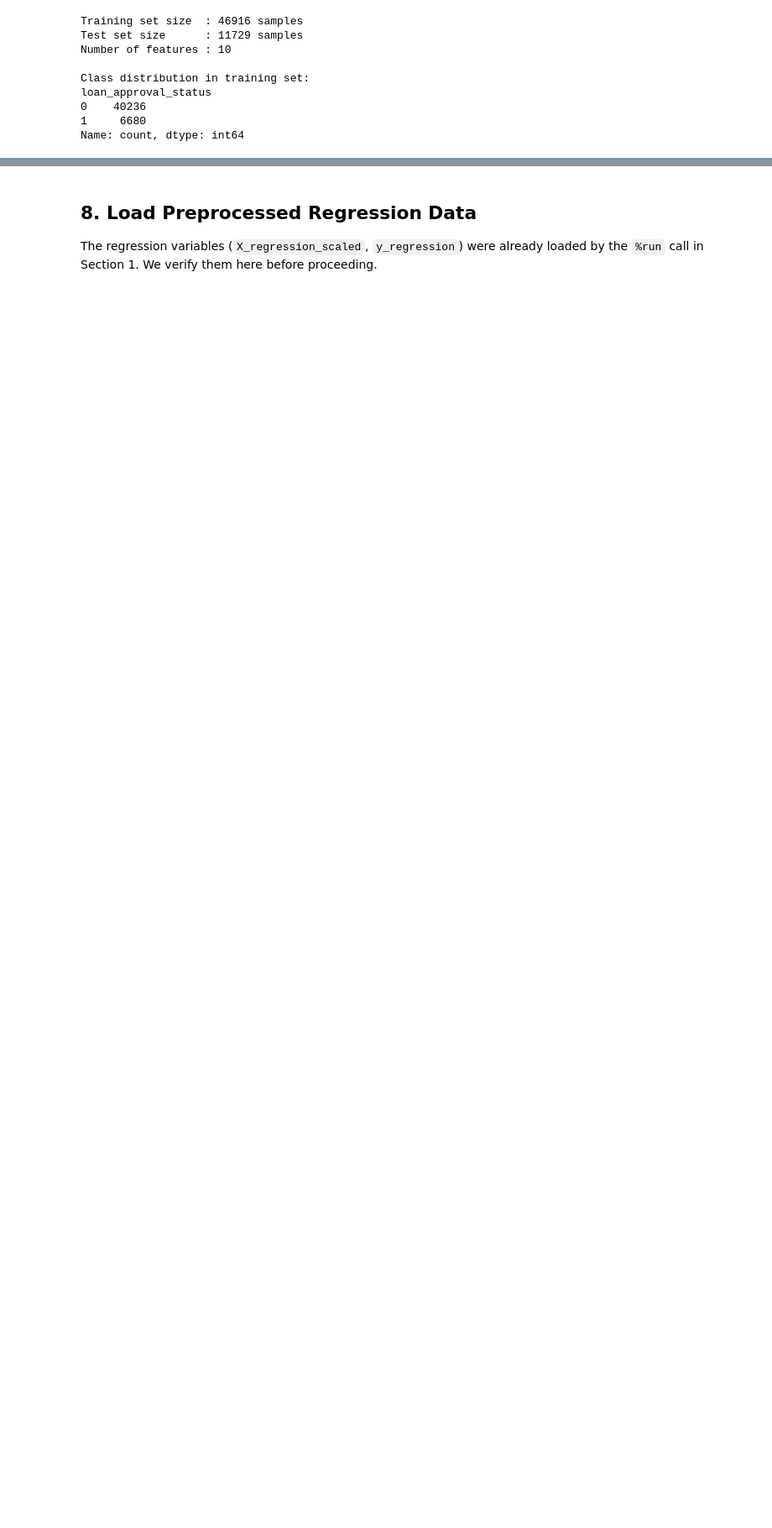
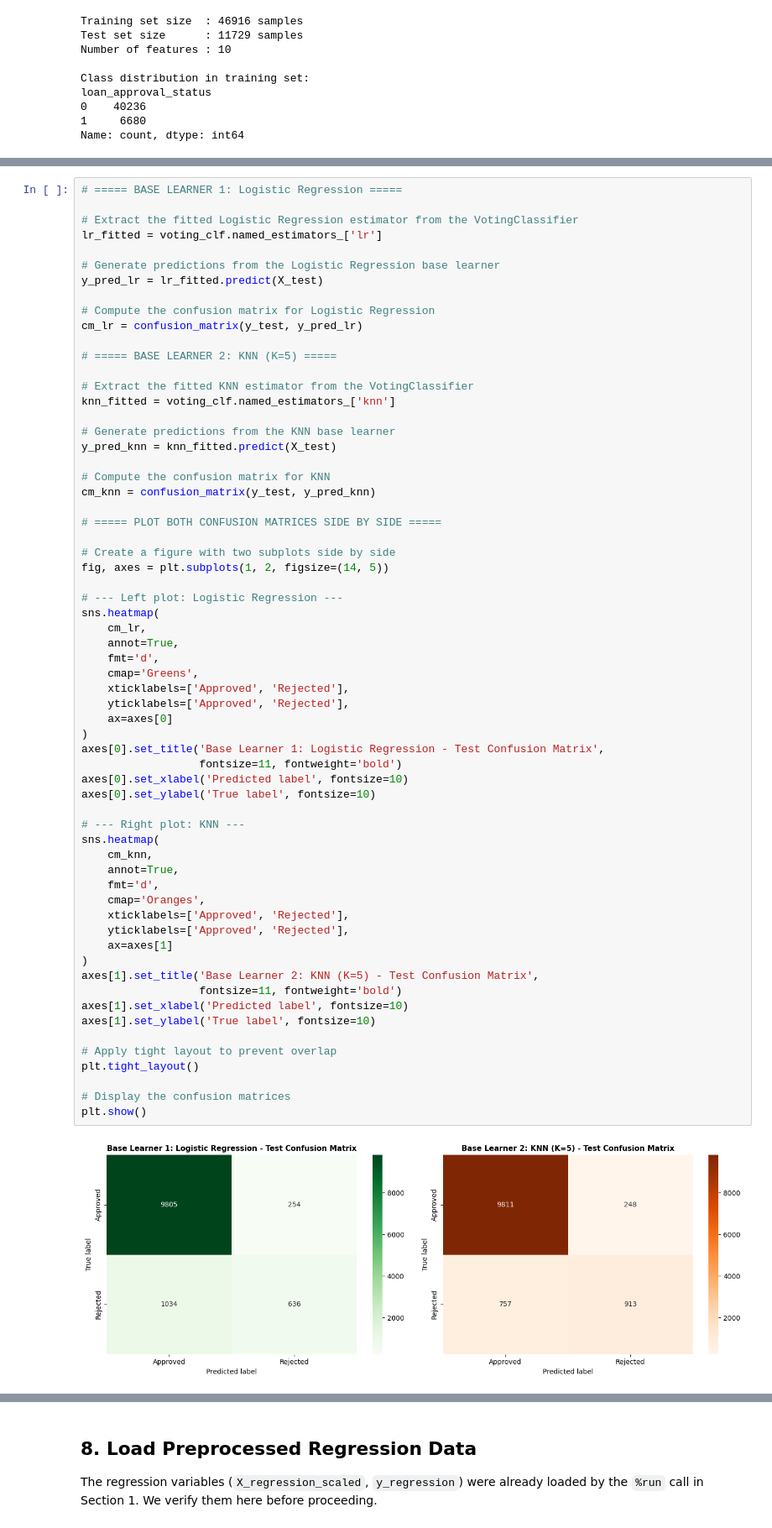
Before and after one commit to vinukaw/Machine-Learning-CW-New, a Jupyter notebook: Final Python notebook 3 .ipynb, the cells around one changed output, grey strips where cells are left out. Shown at 84% size. Drawn from its saved outputs; the diff is of its cells as text; blank space fills up the shorter version.

```diff
--- a/ensemble_and_regression.ipynb
+++ b/Final Python notebook 3 .ipynb
@@ -229,0 +219,65 @@ VotingClassifier (Soft) trained successfully.
+# %%
+# ===== BASE LEARNER 1: Logistic Regression =====
+
+# Extract the fitted Logistic Regression estimator from the VotingClassifier
+lr_fitted = voting_clf.named_estimators_['lr']
+
+# Generate predictions from the Logistic Regression base learner
+y_pred_lr = lr_fitted.predict(X_test)
+
+# Compute the confusion matrix for Logistic Regression
+cm_lr = confusion_matrix(y_test, y_pred_lr)
+
+# ===== BASE LEARNER 2: KNN (K=5) =====
+
+# Extract the fitted KNN estimator from the VotingClassifier
+knn_fitted = voting_clf.named_estimators_['knn']
+
+# Generate predictions from the KNN base learner
+y_pred_knn = knn_fitted.predict(X_test)
+
+# Compute the confusion matrix for KNN
+cm_knn = confusion_matrix(y_test, y_pred_knn)
+
+# ===== PLOT BOTH CONFUSION MATRICES SIDE BY SIDE =====
+
+# Create a figure with two subplots side by side
+fig, axes = plt.subplots(1, 2, figsize=(14, 5))
+
+# --- Left plot: Logistic Regression ---
+sns.heatmap(
+    cm_lr,
+    annot=True,
+    fmt='d',
+    cmap='Greens',
+    xticklabels=['Approved', 'Rejected'],
+    yticklabels=['Approved', 'Rejected'],
+    ax=axes[0]
+)
+axes[0].set_title('Base Learner 1: Logistic Regression - Test Confusion Matrix',
+                  fontsize=11, fontweight='bold')
+axes[0].set_xlabel('Predicted label', fontsize=10)
+axes[0].set_ylabel('True label', fontsize=10)
+
+# --- Right plot: KNN ---
+sns.heatmap(
+    cm_knn,
+    annot=True,
+    fmt='d',
+    cmap='Oranges',
+    xticklabels=['Approved', 'Rejected'],
+    yticklabels=['Approved', 'Rejected'],
+    ax=axes[1]
+)
+axes[1].set_title('Base Learner 2: KNN (K=5) - Test Confusion Matrix',
+                  fontsize=11, fontweight='bold')
+axes[1].set_xlabel('Predicted label', fontsize=10)
+axes[1].set_ylabel('True label', fontsize=10)
+
+# Apply tight layout to prevent overlap
+plt.tight_layout()
+
+# Display the confusion matrices
+plt.show()
+# %% [output]
+[figure, added]
```
Also changed, not shown: parts of 24 cells of this notebook, 2 other files.
